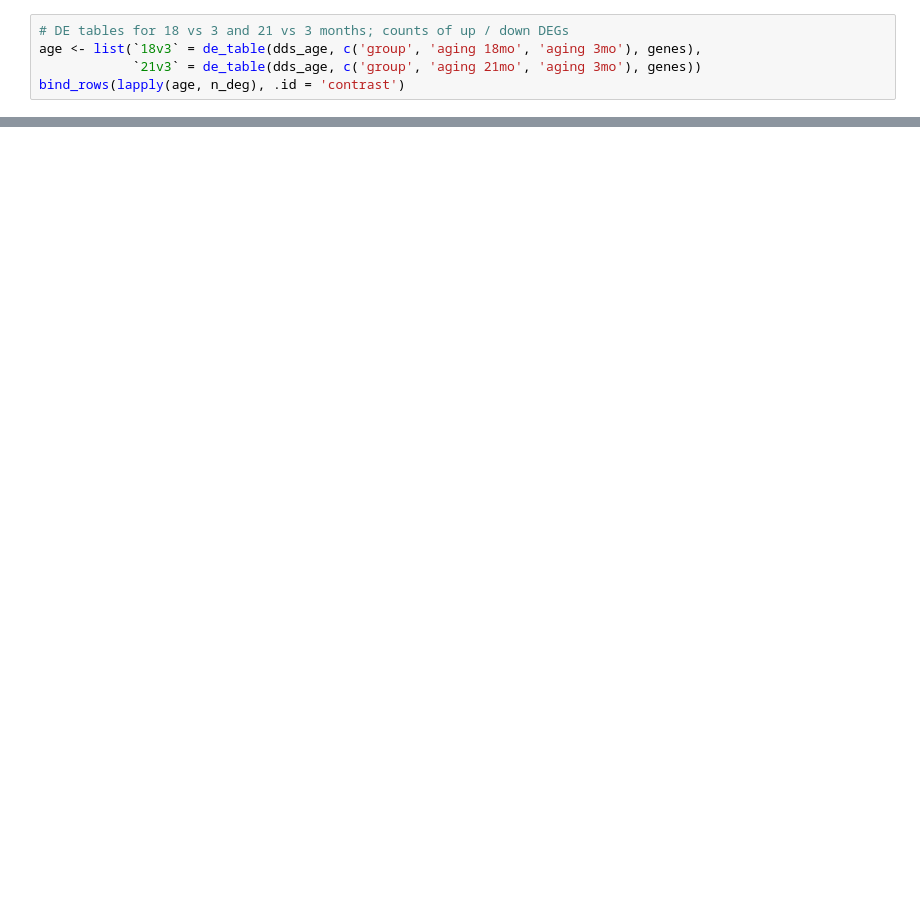
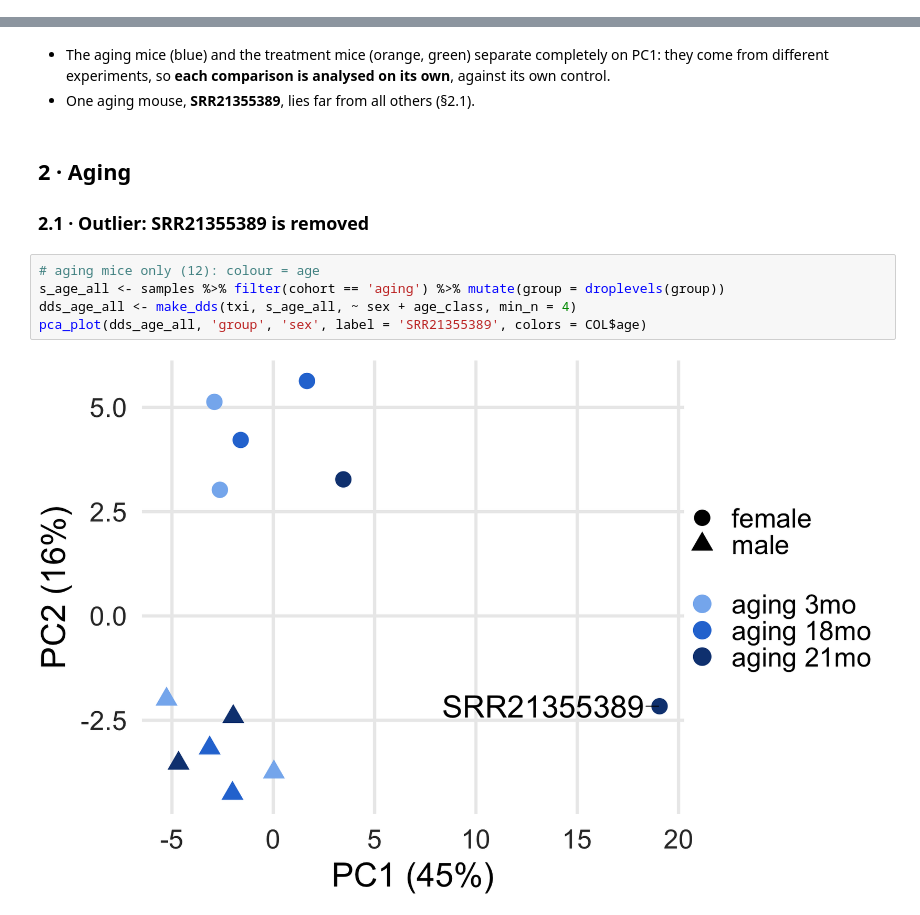
Before and after one commit to Jeffateth/RNAseq_aging, a Jupyter notebook: notebooks/03_differential_expression.ipynb, the cells around one changed output, grey strips where cells are left out. Drawn from its saved outputs; the diff is of its cells as text; blank space fills up the shorter version.

```diff
--- a/notebooks/03_differential_expression.ipynb
+++ b/notebooks/03_differential_expression.ipynb
@@ -105,5 +0,0 @@ dds_age <- make_dds(txi, s_age, ~ sex + group, min_n = 3)
-# %%
-# DE tables for 18 vs 3 and 21 vs 3 months; counts of up / down DEGs
-age <- list(`18v3` = de_table(dds_age, c('group', 'aging 18mo', 'aging 3mo'), genes),
-            `21v3` = de_table(dds_age, c('group', 'aging 21mo', 'aging 3mo'), genes))
-bind_rows(lapply(age, n_deg), .id = 'contrast')
@@ -226,0 +30,13 @@ list.files(file.path(ROOT, 'results/de', METHOD))
+# %% [markdown]
+- The aging mice (blue) and the treatment mice (orange, green) separate completely on PC1: they come from different experiments, so **each comparison is analysed on its own**, against its own control.
+- One aging mouse, **SRR21355389**, lies far from all others (§2.1).
+# %% [markdown]
+## 2 · Aging
+### 2.1 · Outlier: SRR21355389 is removed
+# %%
+# aging mice only (12): colour = age
+s_age_all <- samples %>% filter(cohort == 'aging') %>% mutate(group = droplevels(group))
+dds_age_all <- make_dds(txi, s_age_all, ~ sex + age_class, min_n = 4)
+pca_plot(dds_age_all, 'group', 'sex', label = 'SRR21355389', colors = COL$age)
+# %% [output]
+[figure, added]
```
Also changed, not shown: parts of 44 cells of this notebook, 37 other files.
